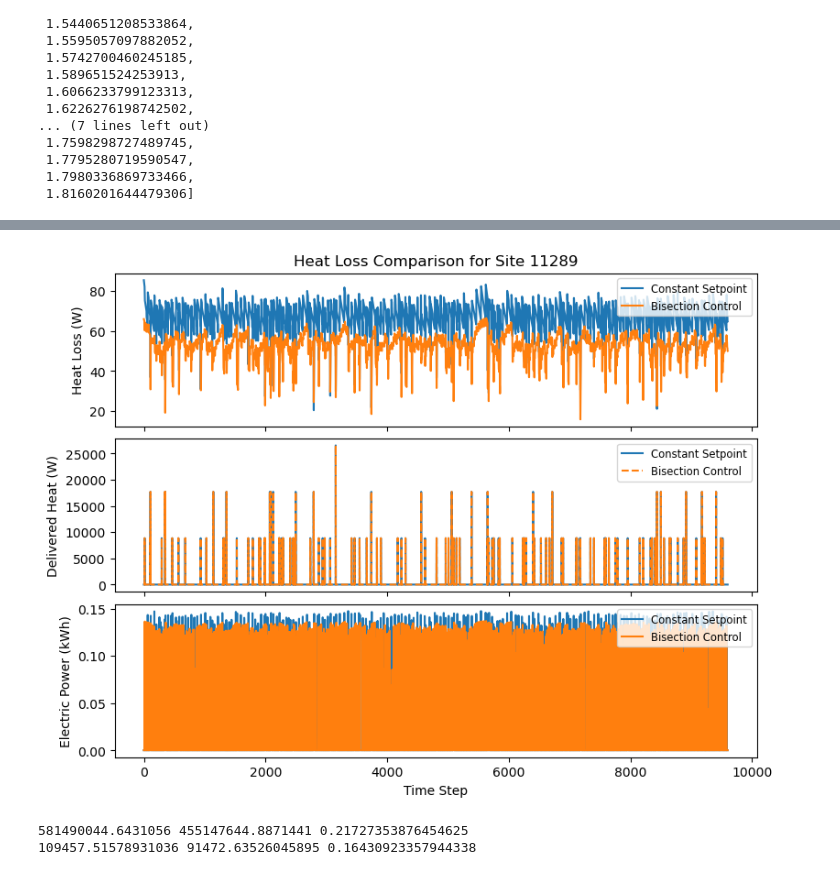
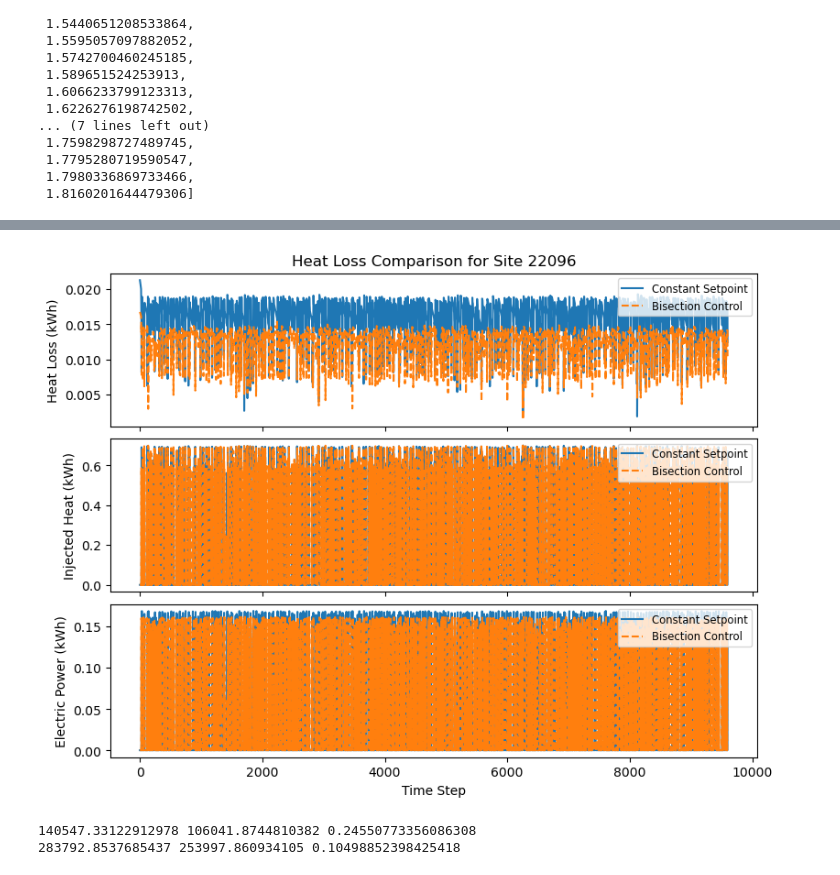
Before and after one commit to NREL/OCHRE, a Jupyter notebook: bin/generate_graphics.ipynb, the cells around one changed output, grey strips where cells are left out. Saved outputs shown, nothing was run; the diff lists cells and outputs as text; code cells hidden in the pictures.

```diff
--- a/bin/generate_graphics.ipynb
+++ b/bin/generate_graphics.ipynb
@@ -1116,53 +1710,54 @@ import pandas as pd
 import matplotlib.pyplot as plt
 import numpy as np
 
-site = 11289
+site = 22096
 
 constant = pd.read_csv(f'heat_loss\\output_site_{site}_151(L)_60.csv')
 bisection = pd.read_csv(f'heat_loss\\output_site_{site}_bisectioncontrol_ud_49_12_rolling avg.csv')
+
 
 # Compact 3-row figure
 fig, (ax0, ax1, ax2) = plt.subplots(
     3, 1, figsize=(8, 6), sharex=True, constrained_layout=True
 )
 
 # --- Heat Loss ---
-ax0.plot(constant["Hot Water Heat Loss (W)"], label="Constant Setpoint")
-ax0.plot(bisection["Hot Water Heat Loss (W)"], label="Bisection Control")
+ax0.plot(constant["Hot Water Heat Loss (kWh)"], label="Constant Setpoint")
+ax0.plot(bisection["Hot Water Heat Loss (kWh)"], label="Bisection Control", linestyle="--")
 ax0.set_title(f"Heat Loss Comparison for Site {site}")
-ax0.set_ylabel("Heat Loss (W)")
+ax0.set_ylabel("Heat Loss (kWh)")
 ax0.legend(loc="upper right", fontsize="small")
 
 # --- Delivered Heat ---
-ax1.plot(constant["Hot Water Delivered (W)"], label="Constant Setpoint")
+ax1.plot(constant["Hot Water Heat Injected (kWh)"], label="Constant Setpoint")
 ax1.plot(
-    bisection["Hot Water Delivered (W)"],
+    bisection["Hot Water Heat Injected (kWh)"],
     label="Bisection Control",
     linestyle="--"
 )
-ax1.set_ylabel("Delivered Heat (W)")
+ax1.set_ylabel("Injected Heat (kWh)")
 ax1.legend(loc="upper right", fontsize="small")
 
 # --- Electric Power ---
 ax2.plot(constant["Water Heating Electric Power"], label="Constant Setpoint")
-ax2.plot(bisection["Water Heating Electric Power"], label="Bisection Control")
+ax2.plot(bisection["Water Heating Electric Power"], label="Bisection Control", linestyle="--")
 ax2.set_xlabel("Time Step")
 ax2.set_ylabel("Electric Power (kWh)")
 ax2.legend(loc="upper right", fontsize="small")
 
 plt.show()
 # %% [output]
-[figure, old version]
+[figure, new version]
 # %%
 dt = 60 * 15  # seconds in each 15-minute interval
-constant_loss_sum = np.sum(constant["Hot Water Heat Loss (W)"]) * dt
-bisection_loss_sum = np.sum(bisection["Hot Water Heat Loss (W)"]) * dt
+constant_loss_sum = np.sum(constant["Hot Water Heat Loss (kWh)"]) * dt
+bisection_loss_sum = np.sum(bisection["Hot Water Heat Loss (kWh)"]) * dt
 print(constant_loss_sum, bisection_loss_sum, 1 - bisection_loss_sum/constant_loss_sum)
 
 constant_electric_sum = np.sum(constant["Water Heating Electric Power"]) * dt
 bisection_electric_sum = np.sum(bisection["Water Heating Electric Power"]) * dt
 print(constant_electric_sum, bisection_electric_sum, 1 - bisection_electric_sum/constant_electric_sum)
 # %% [output]
-581490044.6431056 455147644.8871441 0.21727353876454625
-109457.51578931036 91472.63526045895 0.16430923357944338
+140547.33122912978 106041.8744810382 0.24550773356086308
+283792.8537685437 253997.860934105 0.10498852398425418
 # %%
```
Also changed, not shown: parts of 33 cells of this notebook, 4 other files.
